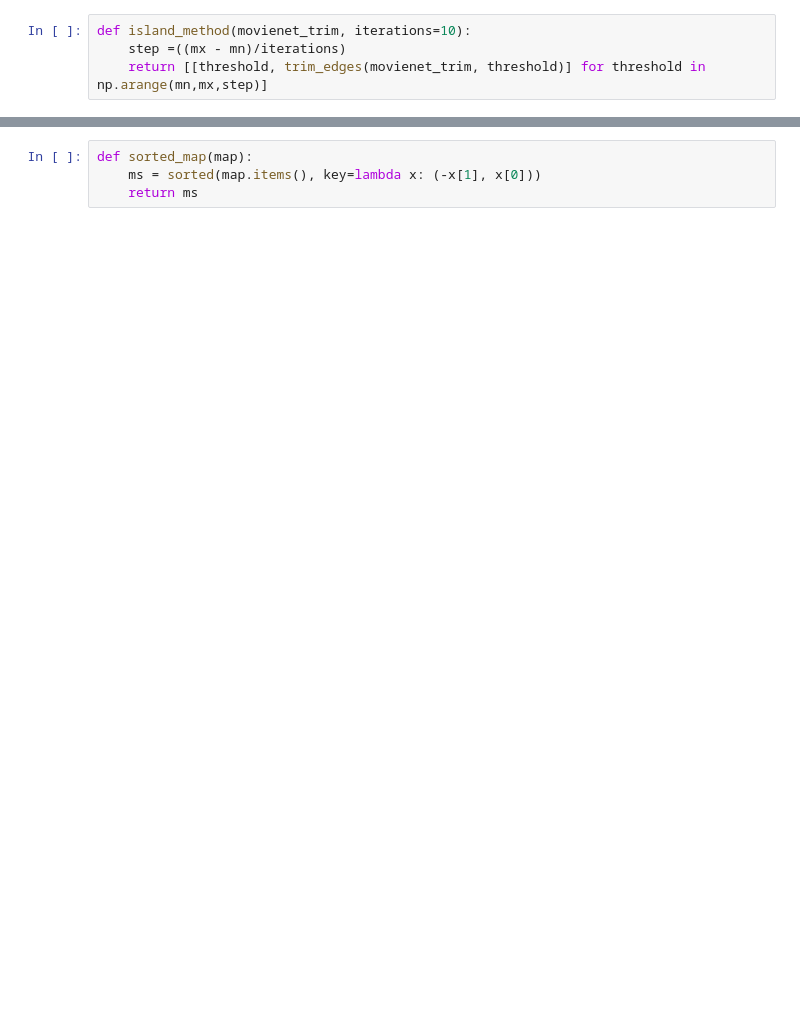
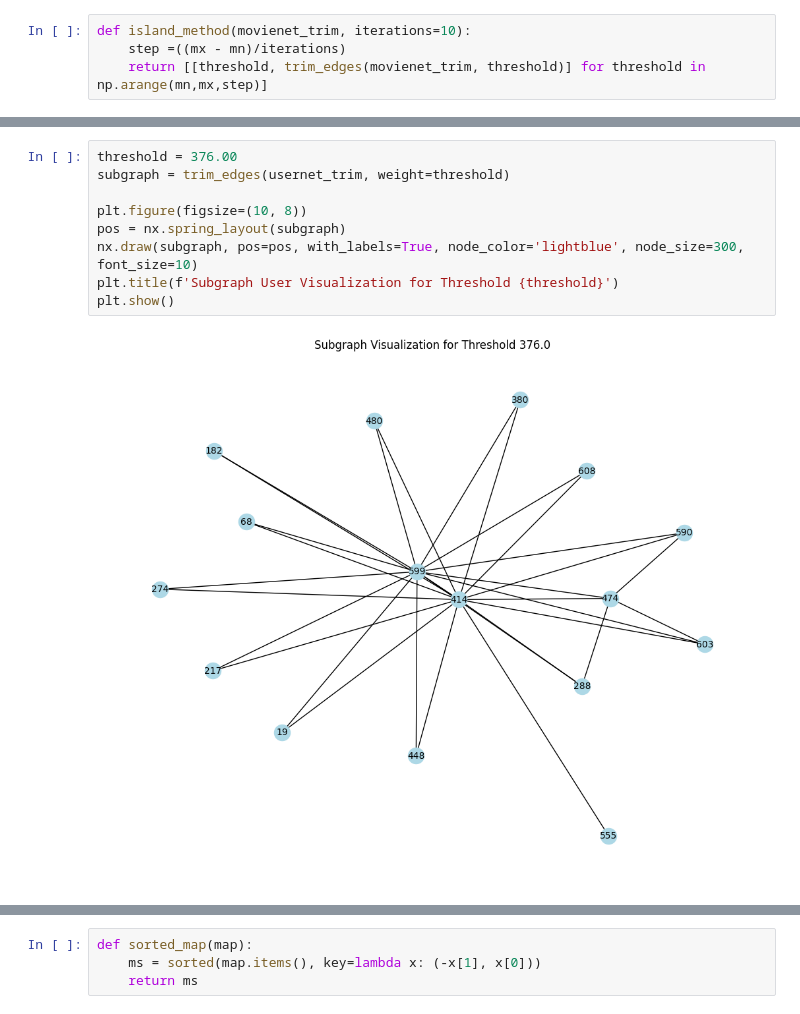
Before and after one commit to MarjeteV/data620, a Jupyter notebook: Project_2_.ipynb, the cells around one changed output, grey strips where cells are left out. Saved outputs shown, nothing was run; the diff lists cells and outputs as text; blank space fills up the shorter version.

```diff
--- a/Project_2_.ipynb
+++ b/Project_2_.ipynb
@@ -232,0 +287,11 @@ def island_method(movienet_trim, iterations=10):
+# %%
+threshold = 376.00
+subgraph = trim_edges(usernet_trim, weight=threshold)
+
+plt.figure(figsize=(10, 8))
+pos = nx.spring_layout(subgraph)
+nx.draw(subgraph, pos=pos, with_labels=True, node_color='lightblue', node_size=300, font_size=10)
+plt.title(f'Subgraph User Visualization for Threshold {threshold}')
+plt.show()
+# %% [output]
+[figure, added]
```
Also changed, not shown: parts of 48 cells of this notebook.
